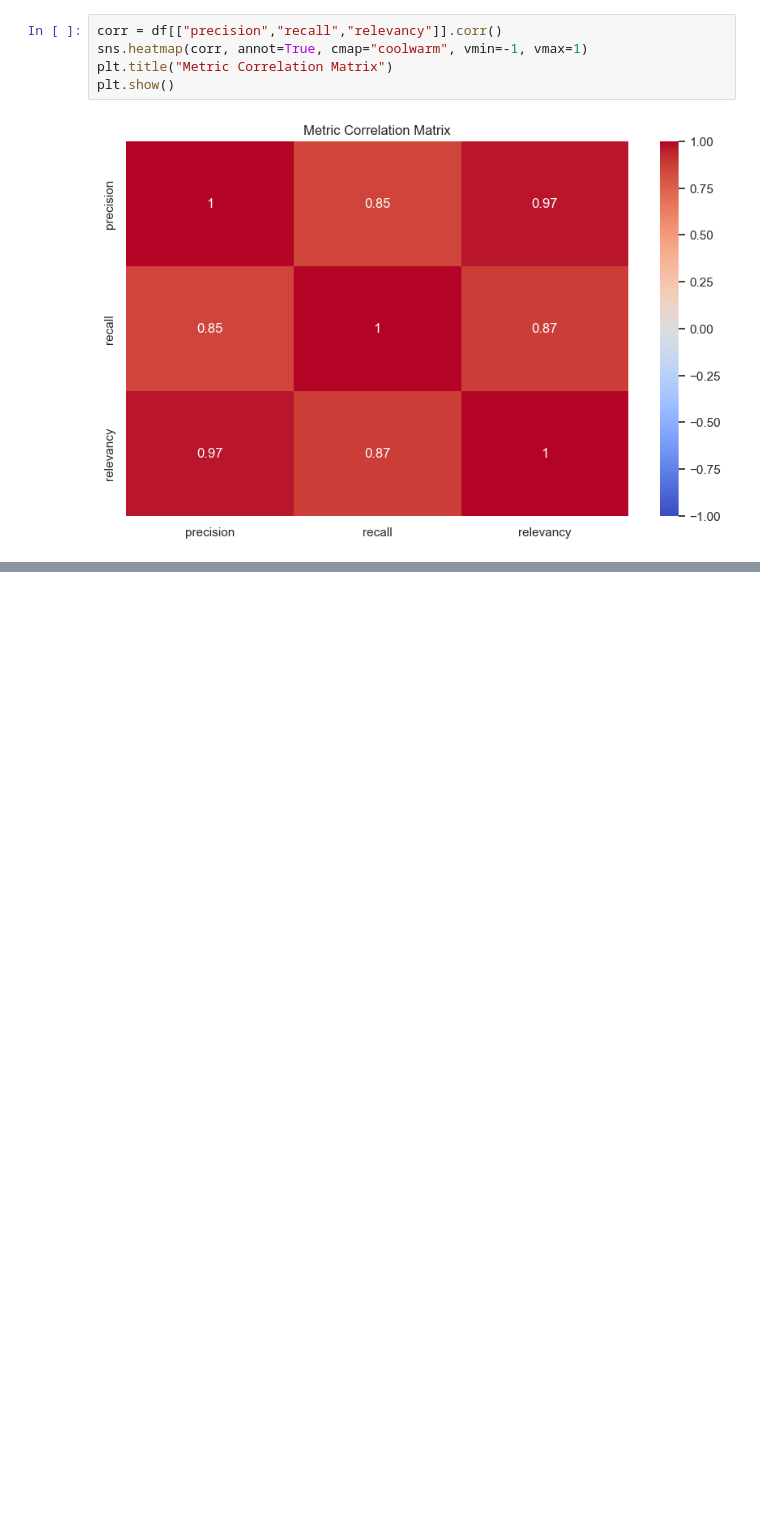
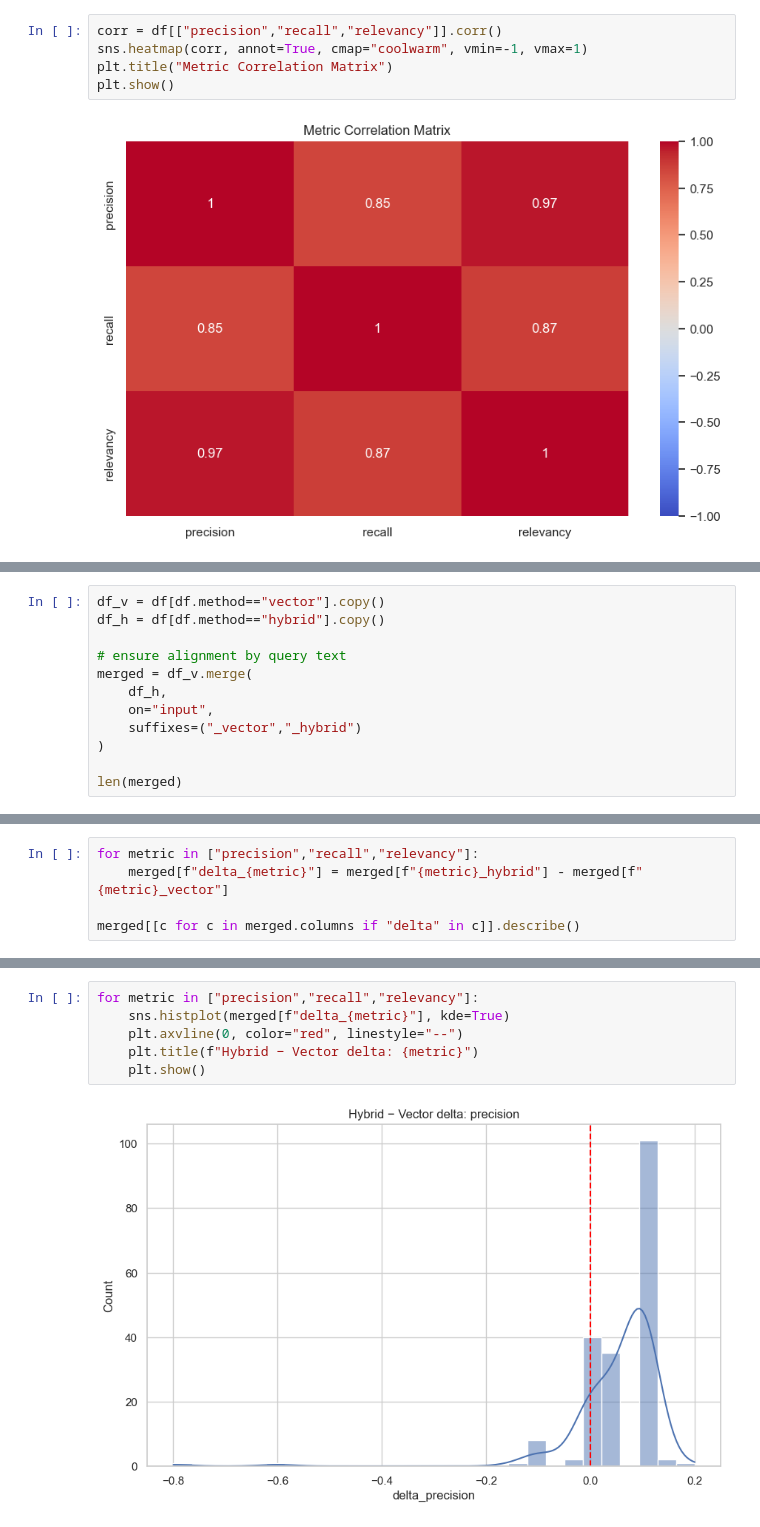
Before and after one commit to skykid17/smartlp_eval, a Jupyter notebook: Evaluation_Analysis_Retrieval.ipynb, the cells around one changed output, grey strips where cells are left out. Drawn from its saved outputs; the diff is of its cells as text; blank space fills up the shorter version.

```diff
--- a/Evaluation_Analysis_Retrieval.ipynb
+++ b/Evaluation_Analysis_Retrieval.ipynb
@@ -169,0 +173,12 @@ plt.show()
+# %%
+df_v = df[df.method=="vector"].copy()
+df_h = df[df.method=="hybrid"].copy()
+
+# ensure alignment by query text
+merged = df_v.merge(
+    df_h,
+    on="input",
+    suffixes=("_vector","_hybrid")
+)
+
+len(merged)
@@ -169,0 +187,5 @@ plt.show()
+# %%
+for metric in ["precision","recall","relevancy"]:
+    merged[f"delta_{metric}"] = merged[f"{metric}_hybrid"] - merged[f"{metric}_vector"]
+
+merged[[c for c in merged.columns if "delta" in c]].describe()
@@ -169,0 +202,8 @@ plt.show()
+# %%
+for metric in ["precision","recall","relevancy"]:
+    sns.histplot(merged[f"delta_{metric}"], kde=True)
+    plt.axvline(0, color="red", linestyle="--")
+    plt.title(f"Hybrid − Vector delta: {metric}")
+    plt.show()
+# %% [output]
+[figure, added]
```
Also changed, not shown: parts of 9 cells of this notebook, 10 other files.
